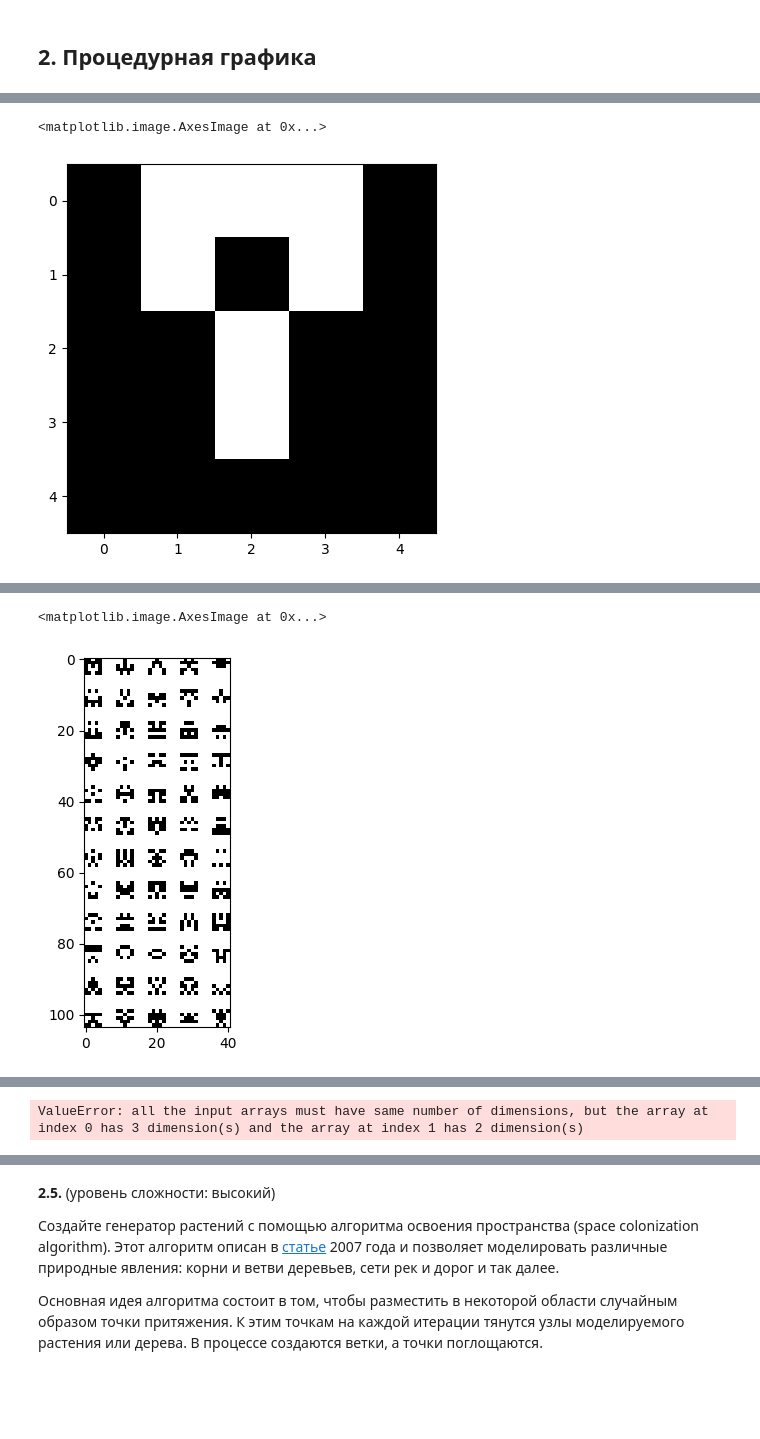
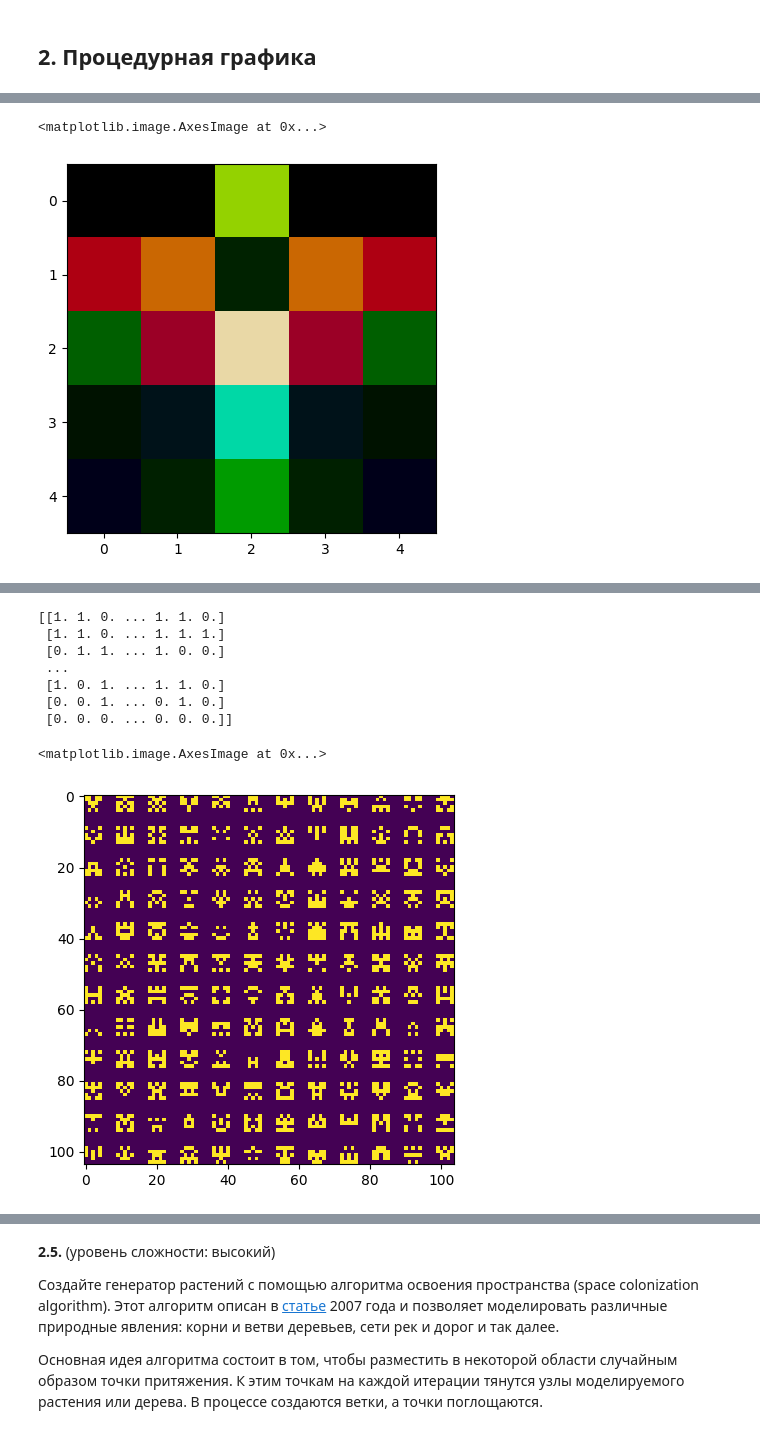
Before and after one commit to Idontlikeni/fourth_semestr, a Jupyter notebook: piton/pract3.ipynb, the cells around one changed output, grey strips where cells are left out. Cells and saved outputs as stored; diff of their text form; code cells hidden in the pictures; blank space fills up the shorter version.

````diff
--- a/piton/pract3.ipynb
+++ b/piton/pract3.ipynb
@@ -92,17 +92,20 @@ import matplotlib.pyplot as plt
 import numpy as np
 import random
 
-np.random.seed(19680801)
+color_pallete = ["001219","005f73","0a9396","94d2bd","e9d8a6","ee9b00","ca6702","bb3e03","ae2012","9b2226"]
 
-data = [[random.randint(0,1) for _ in range(5)] for _ in range(5)]
+def to_int_color(s):
+    return [int(s[i*2:i*2+2], 16) for i in range(3)]
+
+data = [[list(map(lambda x: x * random.randint(0, 1), to_int_color(random.choice(color_pallete)))) for _ in range(5)] for _ in range(5)]
 for i in range(5):
     for j in range(3, 5):
         data[i][j] = data[i][4 - j]
-data = np.matrix(data)
-plt.imshow(data, cmap="grey")
+# data = np.matrix(data)
+plt.imshow(data, cmap='gray')
 # %% [output]
 <matplotlib.image.AxesImage at 0x...>
-[figure, old version]
+[figure, new version]
 # %% [markdown]
 **2.2.** (уровень сложности: средний)
 
@@ -113,37 +116,57 @@ plt.imshow(data, cmap="grey")
 # %%
 import matplotlib.pyplot as plt
 import numpy as np
 import random
+
+color_pallete = ["001219","005f73","0a9396","94d2bd","e9d8a6","ee9b00","ca6702","bb3e03","ae2012","9b2226"]
+
+def to_int_color(s):
+    return [int(s[i*2:i*2+2], 16) for i in range(3)]
 
 def gen_sprite():
     data = [[random.randint(0,1) for _ in range(5)] for _ in range(5)]
     for i in range(5):
         for j in range(3, 5):
             data[i][j] = data[i][4 - j]
-    data = np.matrix(data)
+    # data = np.array(data)
+    return data
+
+def gen_color_sprite():
+    data = [[list(map(lambda x: x * random.randint(0, 1), to_int_color(random.choice(color_pallete)))) for _ in range(5)] for _ in range(5)]
+    for i in range(5):
+        for j in range(3, 5):
+            data[i][j] = data[i][4 - j]
+    # data = np.array(data)
     return data
 
 def gen_sprite_sheet(n, m, sprite_gen):
     mat = None
     for i in range(m):
         temp = sprite_gen()
         for j in range(n - 1):
-            temp = np.concatenate((temp, np.ones((4, 5))))
+            temp = np.concatenate((temp, np.zeros((4, 5))))
             temp = np.concatenate((temp, sprite_gen()))
         if mat is None:
             mat = temp
         else:
-            mat = np.concatenate((mat, np.ones((5 * n + (n-1) * 4, 4))), axis=1)
+            mat = np.concatenate((mat, np.zeros((5 * n + (n-1) * 4, 4))), axis=1)
             mat = np.concatenate((mat, temp), axis=1)
     # print(mat)
     return mat
 
-data = gen_sprite_sheet(12, 5, gen_sprite)
-
-plt.imshow(data, cmap="grey")
+data = gen_sprite_sheet(12, 12, gen_sprite)
+print(data)
+plt.imshow(data)
 # %% [output]
-<matplotlib.image.AxesImage at 0x...>
+[[1. 1. 0. ... 1. 1. 0.]
+ [1. 1. 0. ... 1. 1. 1.]
+ [0. 1. 1. ... 1. 0. 0.]
+ ...
+ [1. 0. 1. ... 1. 1. 0.]
+ [0. 0. 1. ... 0. 1. 0.]
+ [0. 0. 0. ... 0. 0. 0.]]
+<matplotlib.image.AxesImage at 0x...>
-[figure, old version]
+[figure, new version]
 # %% [markdown]
 **2.3.** (уровень сложности: высокий)
 
@@ -173,20 +196,3 @@ FFEC27
 FF77A8
 FFCCAA
 ```
-# %%
-def gen_sprite():
-    data = [[random.randint(0,1) for _ in range(5)] for _ in range(5)]
-    for i in range(5):
-        for j in range(5):
-            data[i][j] = [data[i][j] * random.randint(0, 255) / 255 for _ in range(3)]
-    for i in range(5):
-        for j in range(3, 5):
-            data[i][j] = data[i][4 - j]
-    data = np.array(data)
-    return data
-
-data = gen_sprite_sheet(12, 5, gen_sprite)
-
-plt.imshow(data)
-# %% [output]
-ValueError: all the input arrays must have same number of dimensions, but the array at index 0 has 3 dimension(s) and the array at index 1 has 2 dimension(s)
````
Also changed, not shown: parts of 6 cells of this notebook, 18 other files.
